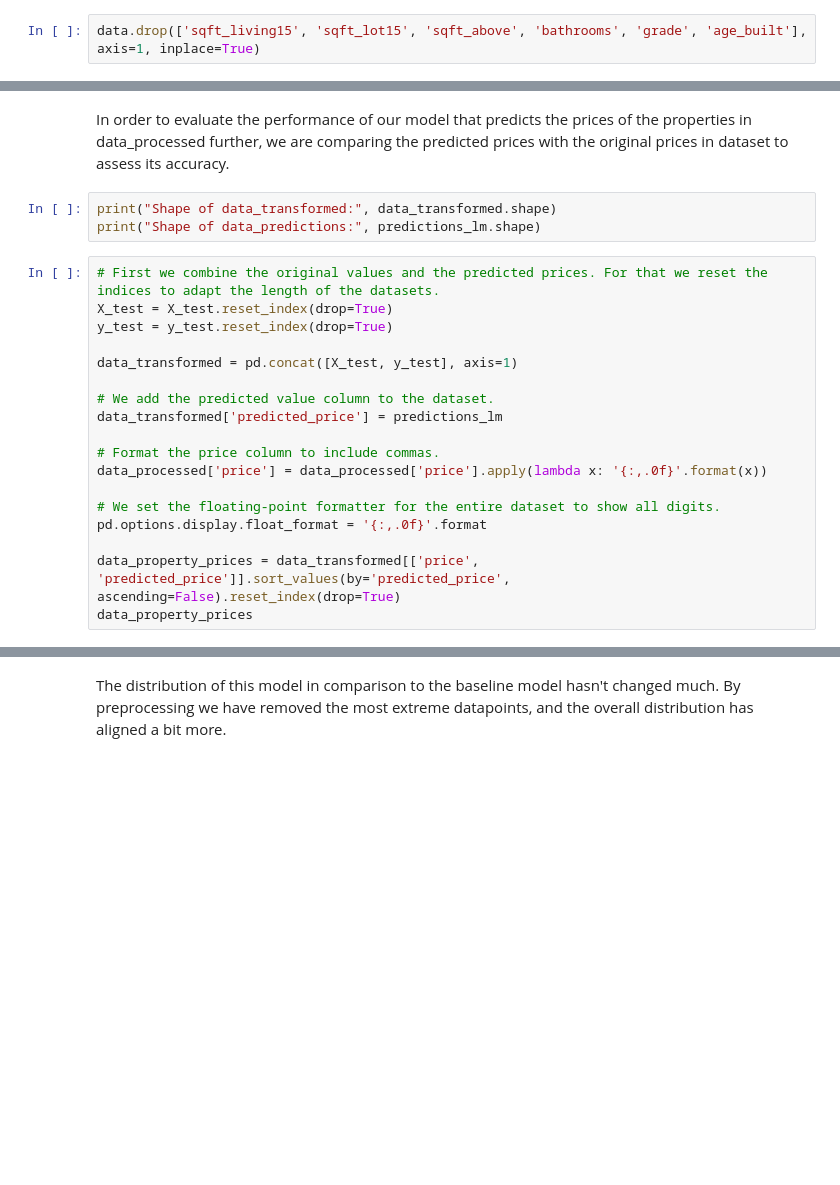
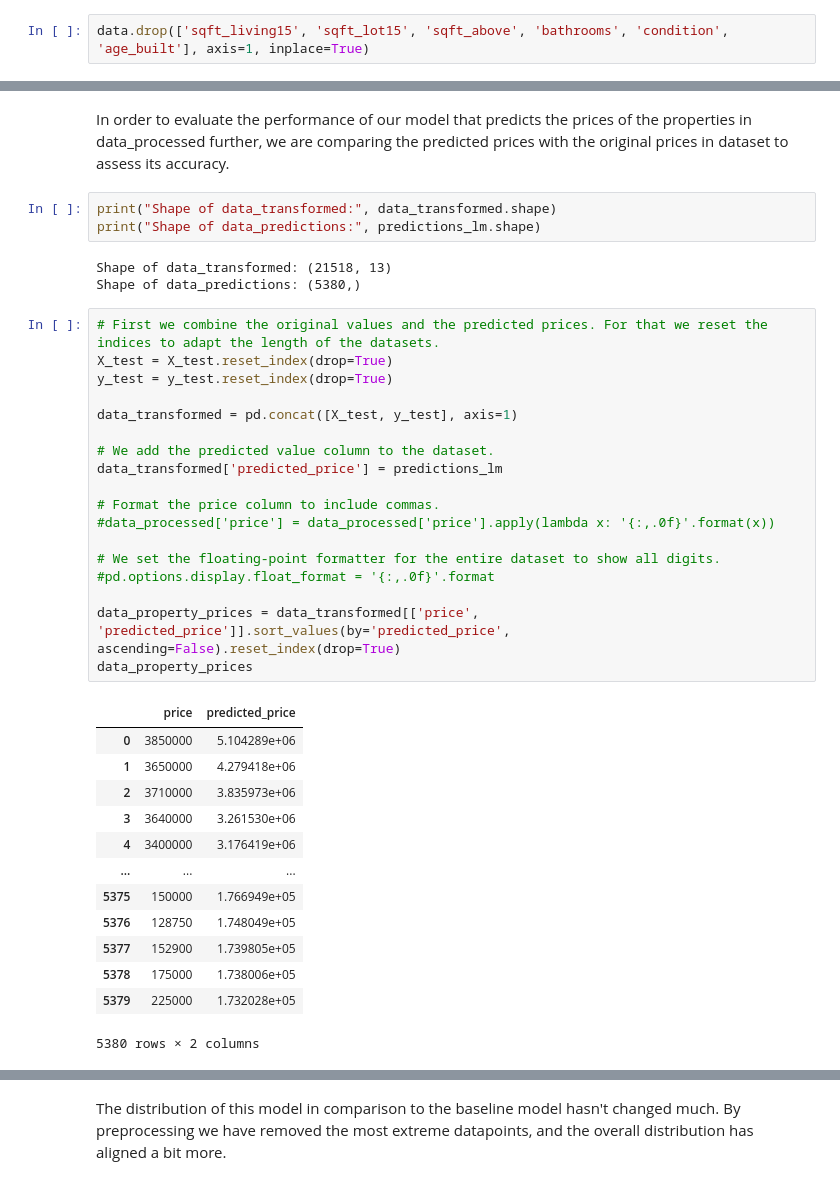
Before and after one commit to Yinguin/data_mid_bootcamp_project_regression, a Jupyter notebook: mid-bootcamp-project-regression_wy.ipynb, the cells around one changed output, grey strips where cells are left out. Drawn from its saved outputs; the diff is of its cells as text; blank space fills up the shorter version.

```diff
--- a/mid-bootcamp-project-regression_wy.ipynb
+++ b/mid-bootcamp-project-regression_wy.ipynb
@@ -586,4 +605,4 @@ plt.show()
 # %%
-data.drop(['sqft_living15', 'sqft_lot15', 'sqft_above', 'bathrooms', 'grade', 'age_built'], axis=1, inplace=True)
+data.drop(['sqft_living15', 'sqft_lot15', 'sqft_above', 'bathrooms', 'condition', 'age_built'], axis=1, inplace=True)
 # %%
 data.columns
@@ -795,24 +957,41 @@ In order to evaluate the performance of our model that predicts the prices of th
 # %%
 print("Shape of data_transformed:", data_transformed.shape)
 print("Shape of data_predictions:", predictions_lm.shape)
+# %% [output]
+Shape of data_transformed: (21518, 13)
+Shape of data_predictions: (5380,)
 # %%
 # First we combine the original values and the predicted prices. For that we reset the indices to adapt the length of the datasets.
 X_test = X_test.reset_index(drop=True)
 y_test = y_test.reset_index(drop=True)
 
 data_transformed = pd.concat([X_test, y_test], axis=1)
 
 # We add the predicted value column to the dataset.
 data_transformed['predicted_price'] = predictions_lm
 
 # Format the price column to include commas.
-data_processed['price'] = data_processed['price'].apply(lambda x: '{:,.0f}'.format(x))
+#data_processed['price'] = data_processed['price'].apply(lambda x: '{:,.0f}'.format(x))
 
 # We set the floating-point formatter for the entire dataset to show all digits.
-pd.options.display.float_format = '{:,.0f}'.format
+#pd.options.display.float_format = '{:,.0f}'.format
 
 data_property_prices = data_transformed[['price', 'predicted_price']].sort_values(by='predicted_price', ascending=False).reset_index(drop=True)
 data_property_prices
+# %% [output]
+|  | price | predicted_price |
+| 0 | 3850000 | 5.104289e+06 |
+| 1 | 3650000 | 4.279418e+06 |
+| 2 | 3710000 | 3.835973e+06 |
+| 3 | 3640000 | 3.261530e+06 |
+| 4 | 3400000 | 3.176419e+06 |
+| ... | ... | ... |
+| 5375 | 150000 | 1.766949e+05 |
+| 5376 | 128750 | 1.748049e+05 |
+| 5377 | 152900 | 1.739805e+05 |
+| 5378 | 175000 | 1.738006e+05 |
+| 5379 | 225000 | 1.732028e+05 |
+5380 rows × 2 columns
 # %%
 plt.figure(figsize=(8, 6))
 sns.regplot(y = predictions_lm, x = y_test, color='orange')
```
Also changed, not shown: parts of 32 cells of this notebook, 1 other file.
